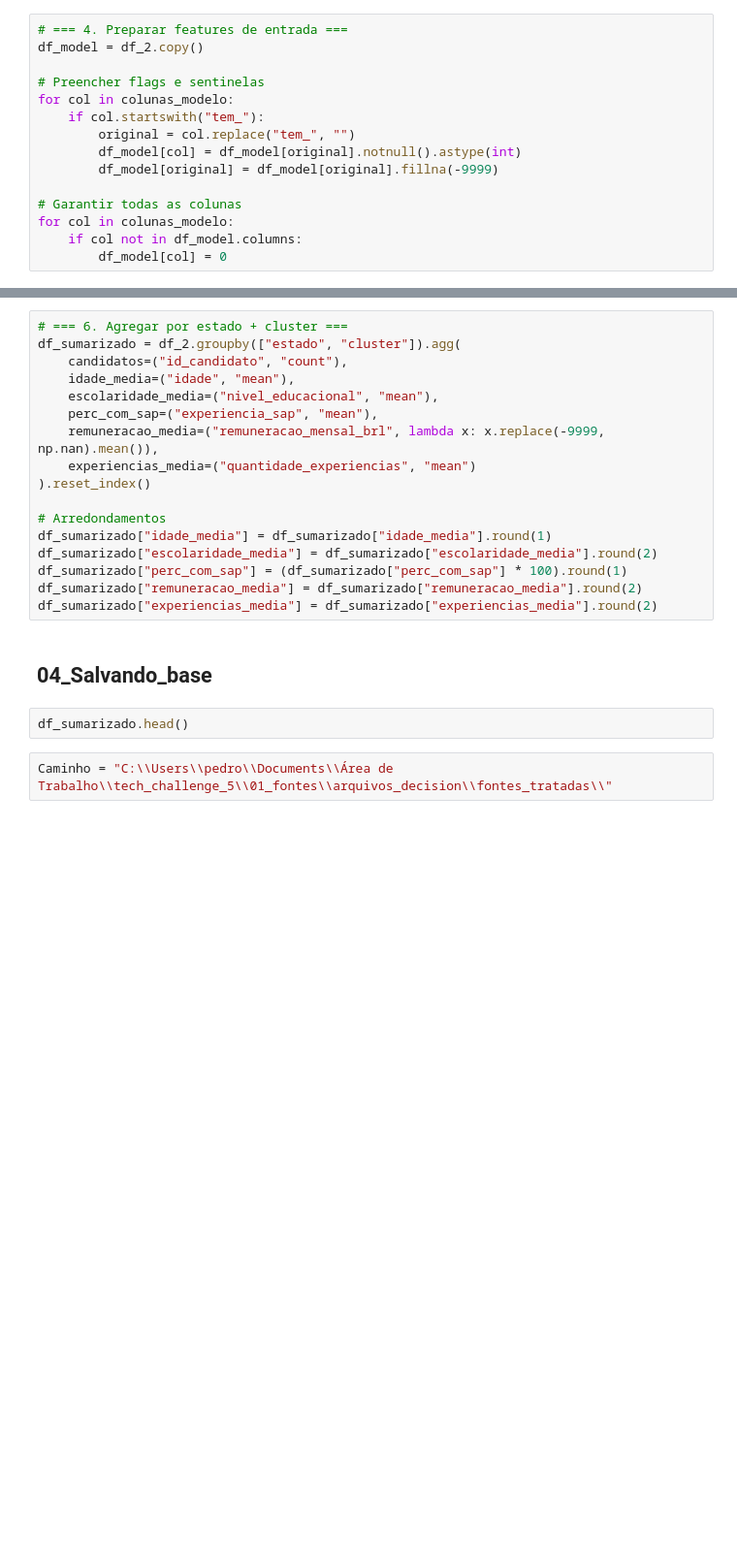
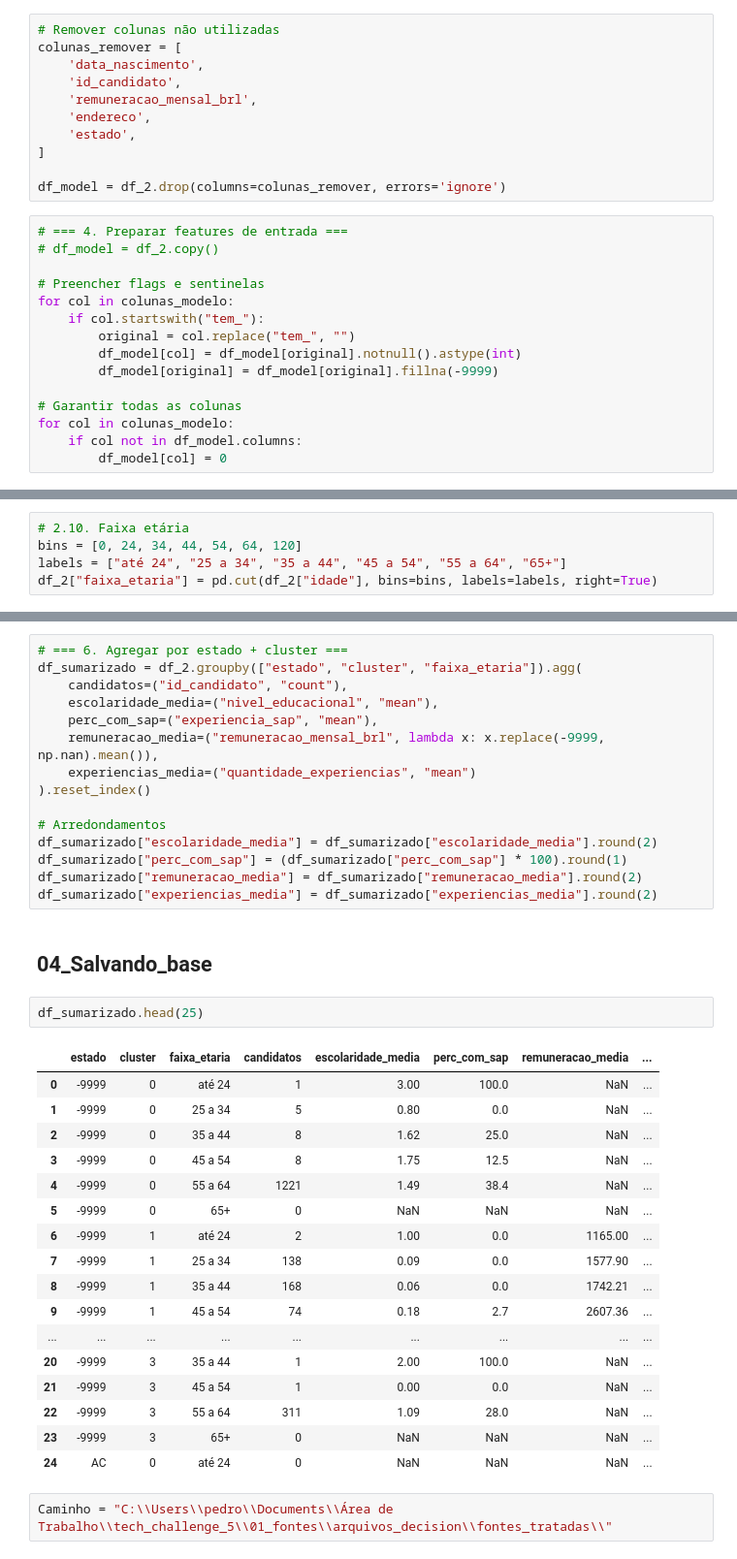
Before and after one commit to Kinrider/tech_challenge_5, a Jupyter notebook: 02_scripts/06_Base_sumarizada.ipynb, the cells around one changed output, grey strips where cells are left out. Shown: that part at 97% size. Cells and saved outputs as stored; diff of their text form; blank space fills up the shorter version.

```diff
--- a/02_scripts/06_Base_sumarizada.ipynb
+++ b/02_scripts/06_Base_sumarizada.ipynb
@@ -66,6 +94,17 @@ df_2.head()
+# %%
+# Remover colunas não utilizadas
+colunas_remover = [
+    'data_nascimento',
+    'id_candidato',
+    'remuneracao_mensal_brl',
+    'endereco',
+    'estado',
+]
+
+df_model = df_2.drop(columns=colunas_remover, errors='ignore')
 # %%
 # === 4. Preparar features de entrada ===
-df_model = df_2.copy()
+# df_model = df_2.copy()
 
 # Preencher flags e sentinelas
 for col in colunas_modelo:
@@ -82,3 +121,8 @@ for col in colunas_modelo:
 # === 5. Prever cluster para cada candidato ===
 X_input = df_model[colunas_modelo]
 df_2["cluster"] = modelo.predict(X_input)
+# %%
+# 2.10. Faixa etária
+bins = [0, 24, 34, 44, 54, 64, 120]
+labels = ["até 24", "25 a 34", "35 a 44", "45 a 54", "55 a 64", "65+"]
+df_2["faixa_etaria"] = pd.cut(df_2["idade"], bins=bins, labels=labels, right=True)
@@ -85,8 +139,7 @@ df_2["cluster"] = modelo.predict(X_input)
 # %%
 # === 6. Agregar por estado + cluster ===
-df_sumarizado = df_2.groupby(["estado", "cluster"]).agg(
+df_sumarizado = df_2.groupby(["estado", "cluster", "faixa_etaria"]).agg(
     candidatos=("id_candidato", "count"),
-    idade_media=("idade", "mean"),
     escolaridade_media=("nivel_educacional", "mean"),
     perc_com_sap=("experiencia_sap", "mean"),
     remuneracao_media=("remuneracao_mensal_brl", lambda x: x.replace(-9999, np.nan).mean()),
@@ -94,7 +147,6 @@ df_sumarizado = df_2.groupby(["estado", "cluster"]).agg(
 ).reset_index()
 
 # Arredondamentos
-df_sumarizado["idade_media"] = df_sumarizado["idade_media"].round(1)
 df_sumarizado["escolaridade_media"] = df_sumarizado["escolaridade_media"].round(2)
 df_sumarizado["perc_com_sap"] = (df_sumarizado["perc_com_sap"] * 100).round(1)
 df_sumarizado["remuneracao_media"] = df_sumarizado["remuneracao_media"].round(2)
@@ -102,6 +154,24 @@ df_sumarizado["experiencias_media"] = df_sumarizado["experiencias_media"].round(
 # %% [markdown]
 ## 04_Salvando_base
 # %%
-df_sumarizado.head()
+df_sumarizado.head(25)
+# %% [output]
+|  | estado | cluster | faixa_etaria | candidatos | escolaridade_media | perc_com_sap | remuneracao_media | ... |
+| 0 | -9999 | 0 | até 24 | 1 | 3.00 | 100.0 | NaN | ... |
+| 1 | -9999 | 0 | 25 a 34 | 5 | 0.80 | 0.0 | NaN | ... |
+| 2 | -9999 | 0 | 35 a 44 | 8 | 1.62 | 25.0 | NaN | ... |
+| 3 | -9999 | 0 | 45 a 54 | 8 | 1.75 | 12.5 | NaN | ... |
+| 4 | -9999 | 0 | 55 a 64 | 1221 | 1.49 | 38.4 | NaN | ... |
+| 5 | -9999 | 0 | 65+ | 0 | NaN | NaN | NaN | ... |
+| 6 | -9999 | 1 | até 24 | 2 | 1.00 | 0.0 | 1165.00 | ... |
+| 7 | -9999 | 1 | 25 a 34 | 138 | 0.09 | 0.0 | 1577.90 | ... |
+| 8 | -9999 | 1 | 35 a 44 | 168 | 0.06 | 0.0 | 1742.21 | ... |
+| 9 | -9999 | 1 | 45 a 54 | 74 | 0.18 | 2.7 | 2607.36 | ... |
+| ... | ... | ... | ... | ... | ... | ... | ... | ... |
+| 20 | -9999 | 3 | 35 a 44 | 1 | 2.00 | 100.0 | NaN | ... |
+| 21 | -9999 | 3 | 45 a 54 | 1 | 0.00 | 0.0 | NaN | ... |
+| 22 | -9999 | 3 | 55 a 64 | 311 | 1.09 | 28.0 | NaN | ... |
+| 23 | -9999 | 3 | 65+ | 0 | NaN | NaN | NaN | ... |
+| 24 | AC | 0 | até 24 | 0 | NaN | NaN | NaN | ... |
 # %%
 Caminho = "C:\\Users\\pedro\\Documents\\Área de Trabalho\\tech_challenge_5\\01_fontes\\arquivos_decision\\fontes_tratadas\\"
```
Also changed, not shown: parts of 8 cells of this notebook, 1 other file.
